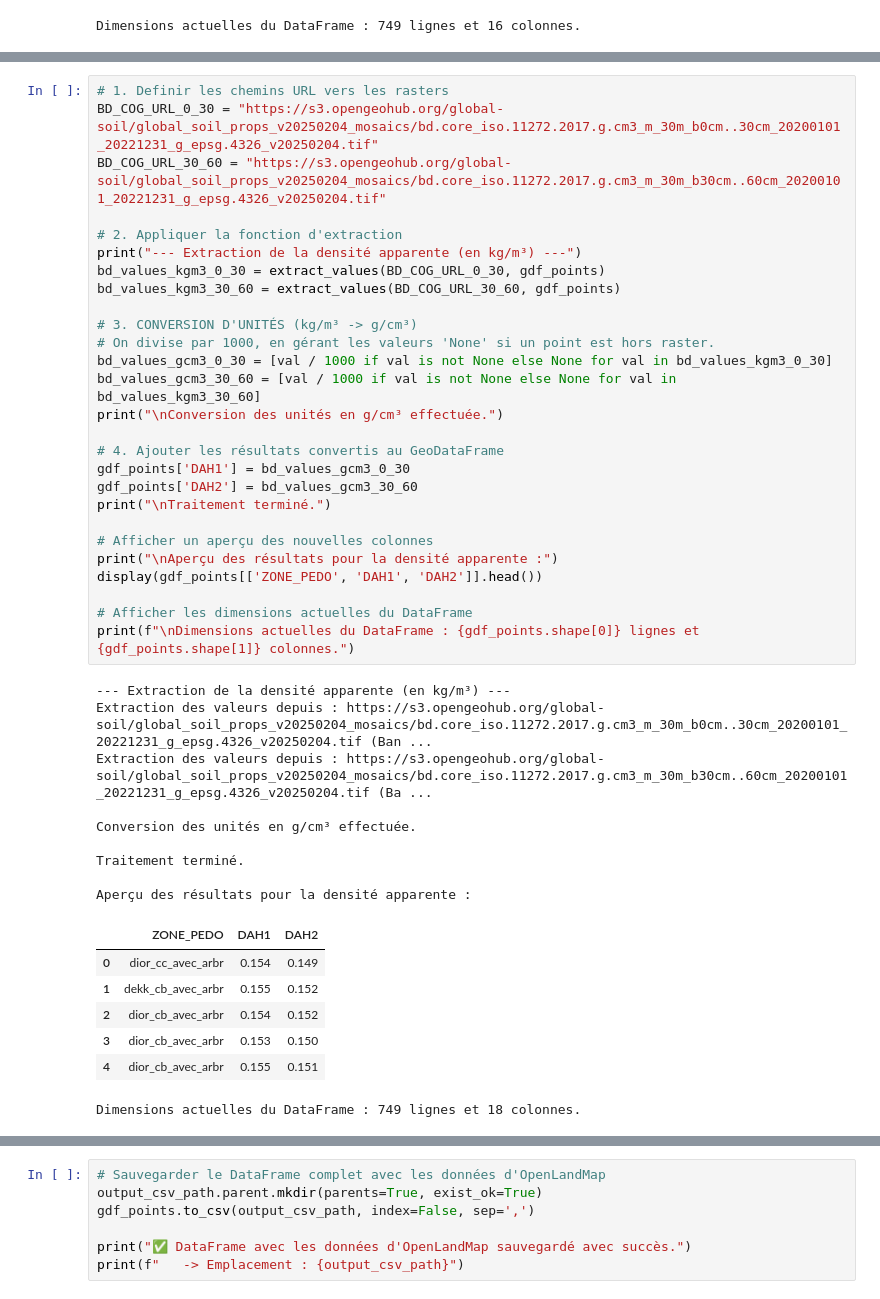
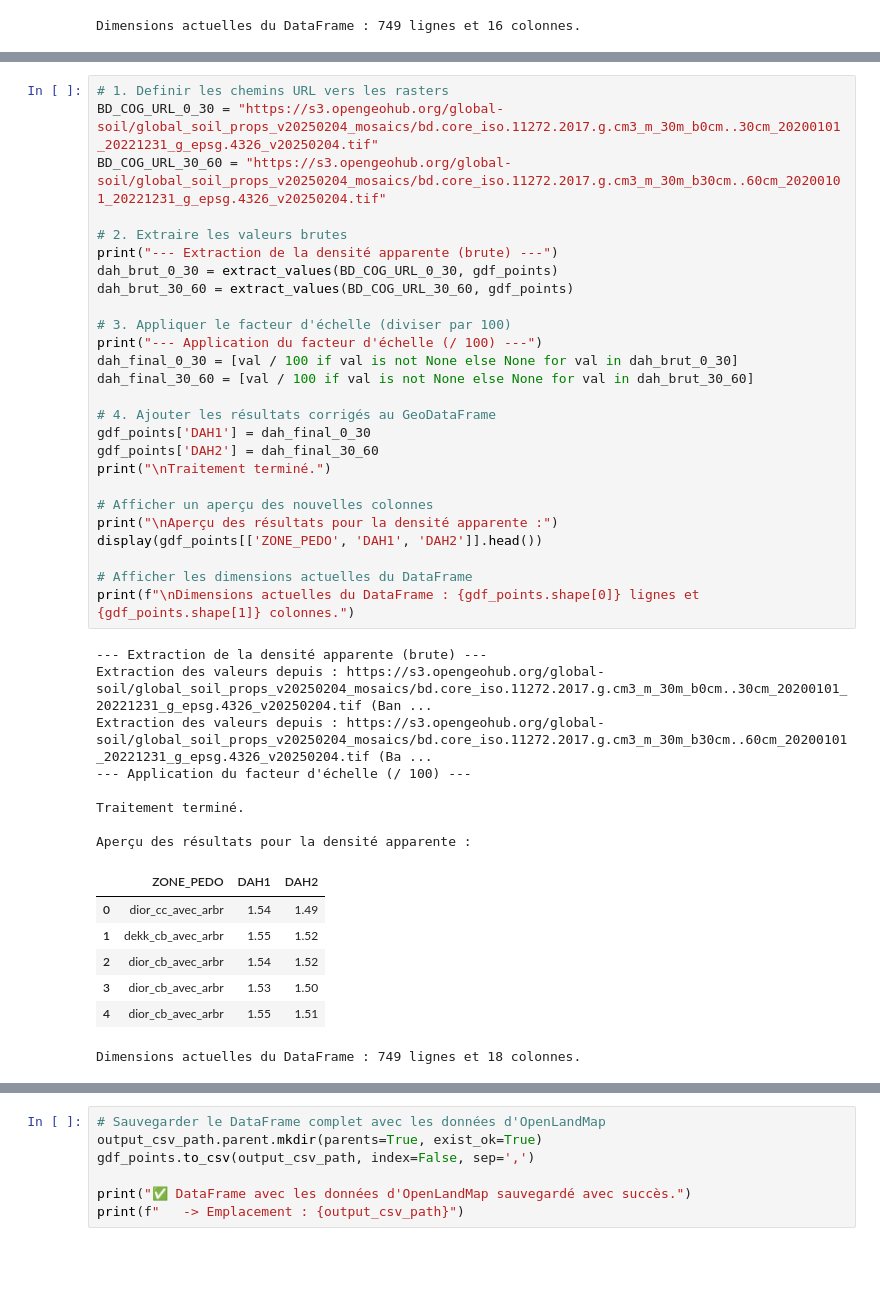
Before and after one commit to cakane95/maelia-data-diohine-v1, a Jupyter notebook: notebooks/02b-extraction-agregation-donnees.ipynb, the cells around one changed output, grey strips where cells are left out. Cells and saved outputs as stored; diff of their text form; blank space fills up the shorter version.

```diff
--- a/notebooks/02b-extraction-agregation-donnees.ipynb
+++ b/notebooks/02b-extraction-agregation-donnees.ipynb
@@ -323,46 +323,44 @@ La densité apparente mesure la masse de sol sec par unité de volume total, inc
 # %%
 # 1. Definir les chemins URL vers les rasters
 BD_COG_URL_0_30 = "https://s3.opengeohub.org/global-soil/global_soil_props_v20250204_mosaics/bd.core_iso.11272.2017.g.cm3_m_30m_b0cm..30cm_20200101_20221231_g_epsg.4326_v20250204.tif"
 BD_COG_URL_30_60 = "https://s3.opengeohub.org/global-soil/global_soil_props_v20250204_mosaics/bd.core_iso.11272.2017.g.cm3_m_30m_b30cm..60cm_20200101_20221231_g_epsg.4326_v20250204.tif"
 
-# 2. Appliquer la fonction d'extraction
-print("--- Extraction de la densité apparente (en kg/m³) ---")
-bd_values_kgm3_0_30 = extract_values(BD_COG_URL_0_30, gdf_points)
-bd_values_kgm3_30_60 = extract_values(BD_COG_URL_30_60, gdf_points)
+# 2. Extraire les valeurs brutes
+print("--- Extraction de la densité apparente (brute) ---")
+dah_brut_0_30 = extract_values(BD_COG_URL_0_30, gdf_points)
+dah_brut_30_60 = extract_values(BD_COG_URL_30_60, gdf_points)
 
-# 3. CONVERSION D'UNITÉS (kg/m³ -> g/cm³)
-# On divise par 1000, en gérant les valeurs 'None' si un point est hors raster.
-bd_values_gcm3_0_30 = [val / 1000 if val is not None else None for val in bd_values_kgm3_0_30]
-bd_values_gcm3_30_60 = [val / 1000 if val is not None else None for val in bd_values_kgm3_30_60]
-print("\nConversion des unités en g/cm³ effectuée.")
+# 3. Appliquer le facteur d'échelle (diviser par 100)
+print("--- Application du facteur d'échelle (/ 100) ---")
+dah_final_0_30 = [val / 100 if val is not None else None for val in dah_brut_0_30]
+dah_final_30_60 = [val / 100 if val is not None else None for val in dah_brut_30_60]
 
-# 4. Ajouter les résultats convertis au GeoDataFrame
-gdf_points['DAH1'] = bd_values_gcm3_0_30
-gdf_points['DAH2'] = bd_values_gcm3_30_60
+# 4. Ajouter les résultats corrigés au GeoDataFrame
+gdf_points['DAH1'] = dah_final_0_30
+gdf_points['DAH2'] = dah_final_30_60
 print("\nTraitement terminé.")
 
 # Afficher un aperçu des nouvelles colonnes
 print("\nAperçu des résultats pour la densité apparente :")
 display(gdf_points[['ZONE_PEDO', 'DAH1', 'DAH2']].head())
 
 # Afficher les dimensions actuelles du DataFrame
 print(f"\nDimensions actuelles du DataFrame : {gdf_points.shape[0]} lignes et {gdf_points.shape[1]} colonnes.")
 # %% [output]
---- Extraction de la densité apparente (en kg/m³) ---
+--- Extraction de la densité apparente (brute) ---
 Extraction des valeurs depuis : https://s3.opengeohub.org/global-soil/global_soil_props_v20250204_mosaics/bd.core_iso.11272.2017.g.cm3_m_30m_b0cm..30cm_20200101_20221231_g_epsg.4326_v20250204.tif (Ban ...
 Extraction des valeurs depuis : https://s3.opengeohub.org/global-soil/global_soil_props_v20250204_mosaics/bd.core_iso.11272.2017.g.cm3_m_30m_b30cm..60cm_20200101_20221231_g_epsg.4326_v20250204.tif (Ba ...
-
-Conversion des unités en g/cm³ effectuée.
+--- Application du facteur d'échelle (/ 100) ---
 
 Traitement terminé.
 
 Aperçu des résultats pour la densité apparente :
 |  | ZONE_PEDO | DAH1 | DAH2 |
-| 0 | dior_cc_avec_arbr | 0.154 | 0.149 |
-| 1 | dekk_cb_avec_arbr | 0.155 | 0.152 |
-| 2 | dior_cb_avec_arbr | 0.154 | 0.152 |
-| 3 | dior_cb_avec_arbr | 0.153 | 0.150 |
-| 4 | dior_cb_avec_arbr | 0.155 | 0.151 |
+| 0 | dior_cc_avec_arbr | 1.54 | 1.49 |
+| 1 | dekk_cb_avec_arbr | 1.55 | 1.52 |
+| 2 | dior_cb_avec_arbr | 1.54 | 1.52 |
+| 3 | dior_cb_avec_arbr | 1.53 | 1.50 |
+| 4 | dior_cb_avec_arbr | 1.55 | 1.51 |
 Dimensions actuelles du DataFrame : 749 lignes et 18 colonnes.
 # %% [markdown]
 ### 4.4. Teneur en carbone (g/kg, Carbon Content)
```
Also changed, not shown: parts of 9 cells of this notebook, 1 other file.
